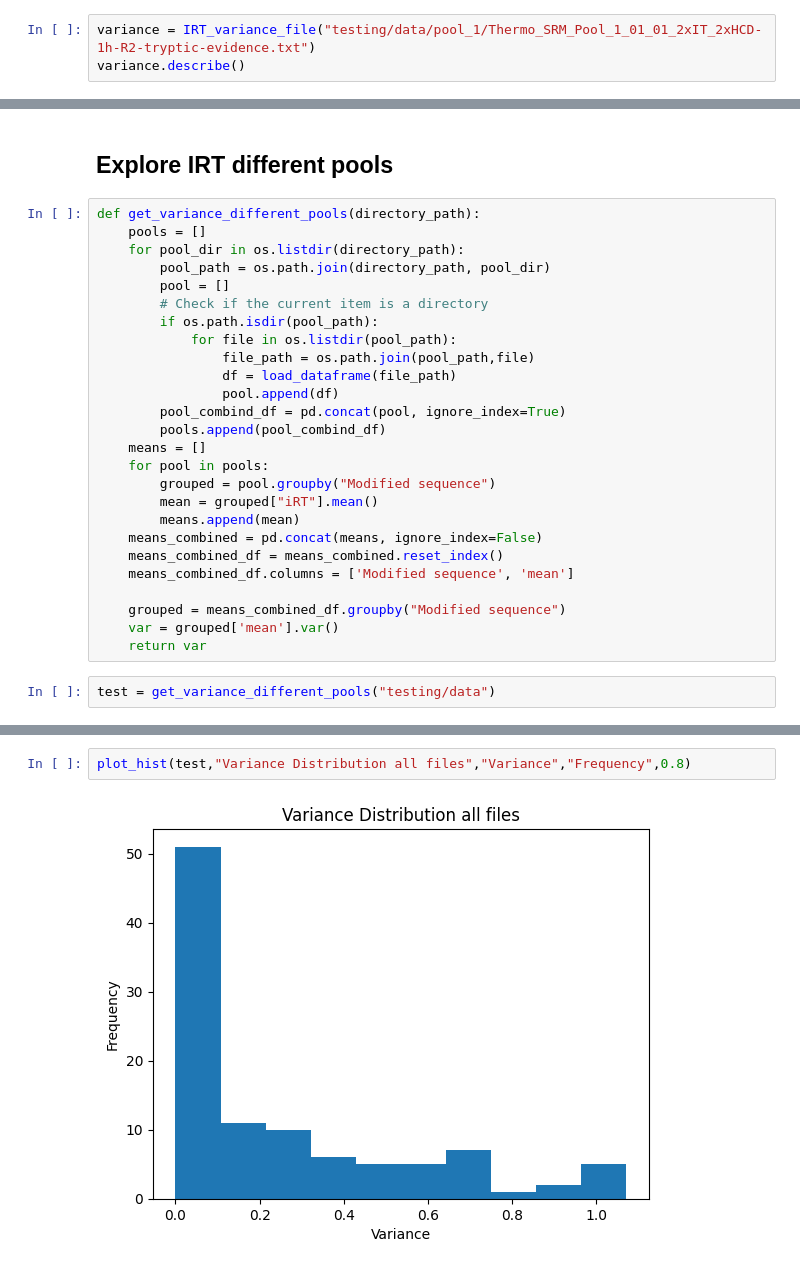
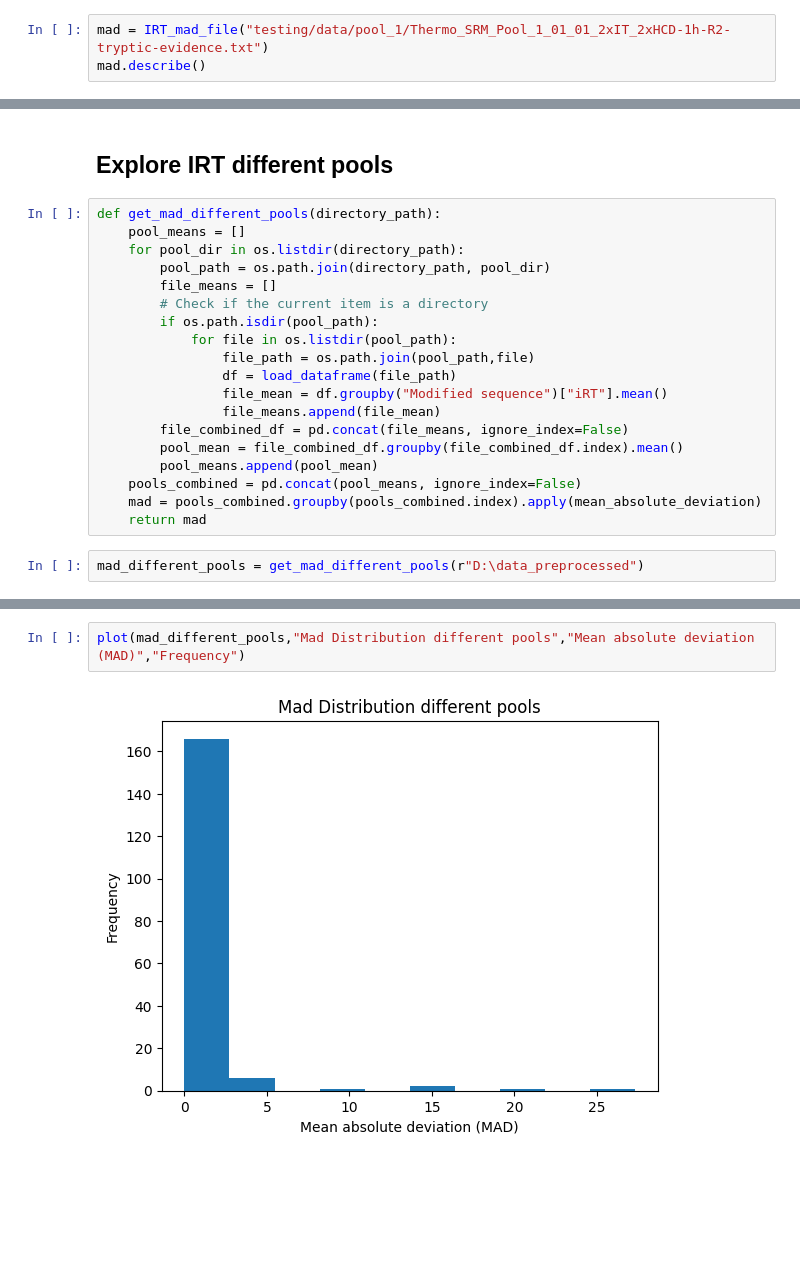
Before and after one commit to WannesLamberts/Thesis-retention-time, a Jupyter notebook: dataset_exploration.ipynb, the cells around one changed output, grey strips where cells are left out. Cells and saved outputs as stored; diff of their text form; blank space fills up the shorter version.

```diff
--- a/dataset_exploration.ipynb
+++ b/dataset_exploration.ipynb
@@ -60,6 +92,6 @@ def plot_hist(data,title,x_label,y_label,percentile=1):
     # Display the plot
     plt.show()
 # %%
-variance = IRT_variance_file("testing/data/pool_1/Thermo_SRM_Pool_1_01_01_2xIT_2xHCD-1h-R2-tryptic-evidence.txt")
-variance.describe()
+mad = IRT_mad_file("testing/data/pool_1/Thermo_SRM_Pool_1_01_01_2xIT_2xHCD-1h-R2-tryptic-evidence.txt")
+mad.describe()
 # %% [output]
@@ -314,30 +337,23 @@ plot_hist(np.sqrt(variance_all_pools),"standard_deviation Distribution all pools
 # %% [markdown]
 ## Explore IRT different pools
 # %%
-def get_variance_different_pools(directory_path):
-    pools = []
+def get_mad_different_pools(directory_path):
+    pool_means = []
     for pool_dir in os.listdir(directory_path):
         pool_path = os.path.join(directory_path, pool_dir)
-        pool = []
+        file_means = []
         # Check if the current item is a directory
         if os.path.isdir(pool_path):
             for file in os.listdir(pool_path):
                 file_path = os.path.join(pool_path,file)
                 df = load_dataframe(file_path)
-                pool.append(df)
-        pool_combind_df = pd.concat(pool, ignore_index=True)
-        pools.append(pool_combind_df)
-    means = []
-    for pool in pools:
-        grouped = pool.groupby("Modified sequence")
-        mean = grouped["iRT"].mean()
-        means.append(mean)
-    means_combined = pd.concat(means, ignore_index=False)
-    means_combined_df = means_combined.reset_index()
-    means_combined_df.columns = ['Modified sequence', 'mean']
-
-    grouped = means_combined_df.groupby("Modified sequence")
-    var = grouped['mean'].var()
-    return var
+                file_mean = df.groupby("Modified sequence")["iRT"].mean()
+                file_means.append(file_mean)
+        file_combined_df = pd.concat(file_means, ignore_index=False)
+        pool_mean = file_combined_df.groupby(file_combined_df.index).mean()
+        pool_means.append(pool_mean)
+    pools_combined = pd.concat(pool_means, ignore_index=False)
+    mad = pools_combined.groupby(pools_combined.index).apply(mean_absolute_deviation)
+    return mad
 # %%
-test = get_variance_different_pools("testing/data")
+mad_different_pools = get_mad_different_pools(r"D:\data_preprocessed")
@@ -344,4 +376,4 @@ test = get_variance_different_pools("testing/data")
 # %%
-plot_hist(test,"Variance Distribution all files","Variance","Frequency",0.8)
+plot(mad_different_pools,"Mad Distribution different pools","Mean absolute deviation (MAD)","Frequency")
 # %% [output]
-[figure, old version]
+[figure, new version]
```
Also changed, not shown: parts of 31 cells of this notebook, 3 other files.
